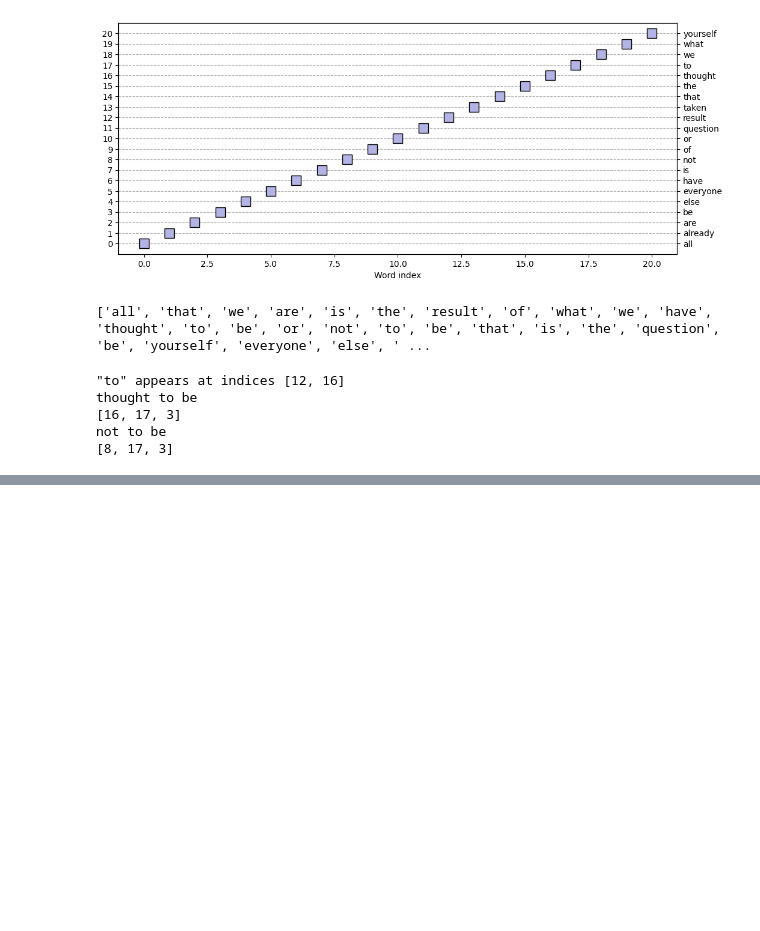
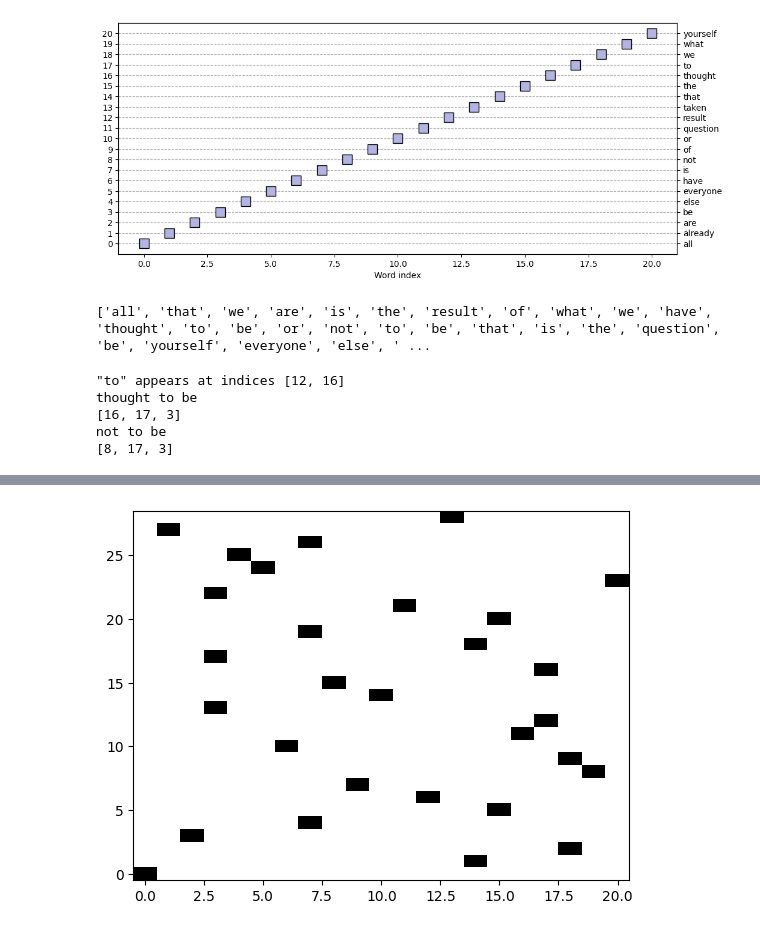
Before and after one commit to bobcowher/llm_course_mike_x_cohen, a Jupyter notebook: Part1_TokensEmbeddings/exercises/CodeChallenge_CreateandVisualizeTokens.ipynb, the cells around one changed output, grey strips where cells are left out. Saved outputs shown, nothing was run; the diff lists cells and outputs as text; code cells hidden in the pictures; blank space fills up the shorter version.

```diff
--- a/Part1_TokensEmbeddings/exercises/CodeChallenge_CreateandVisualizeTokens.ipynb
+++ b/Part1_TokensEmbeddings/exercises/CodeChallenge_CreateandVisualizeTokens.ipynb
@@ -148,0 +149,7 @@ print(one_hot_sentence)
+# %%
+plt.imshow(1-one_hot_sentence, cmap='gray', origin='lower', aspect='auto')
+ax.set(xlabel='Word index', yticks=range(len(allwords)))
+ax.grid(linestyle="--", axis='y')
+plt.show()
+# %% [output]
+[figure, added]
```
Also changed, not shown: parts of 1 cell of this notebook, 4 other files.
